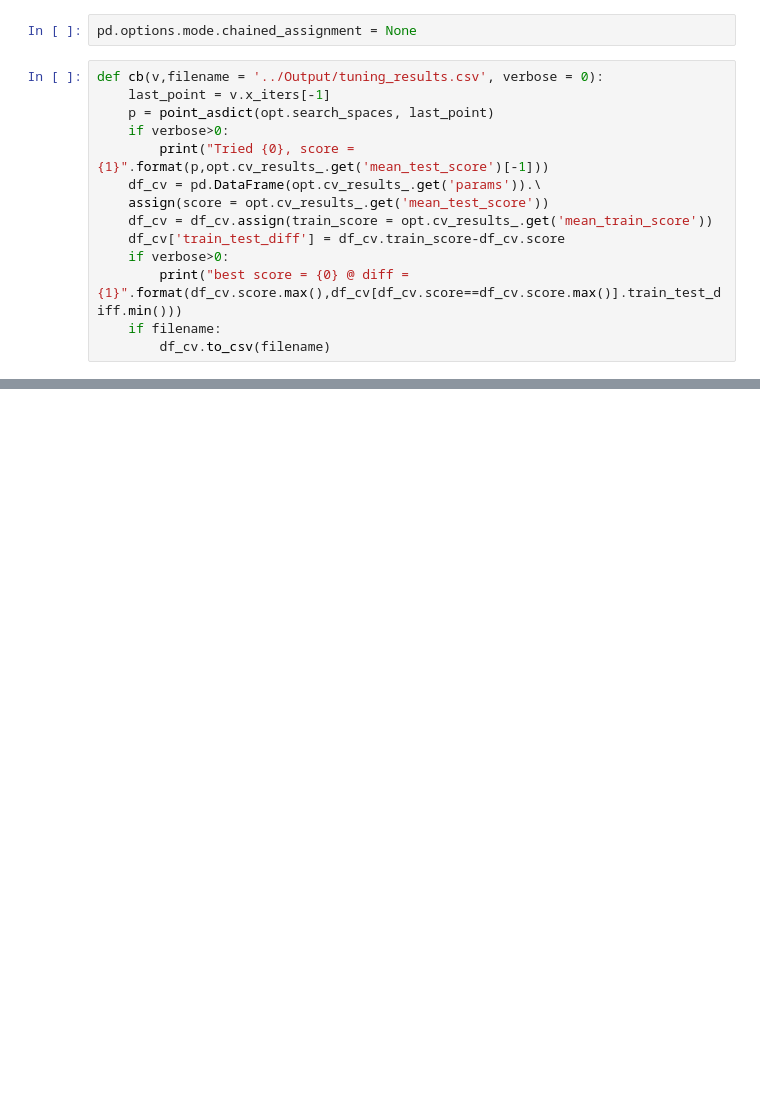
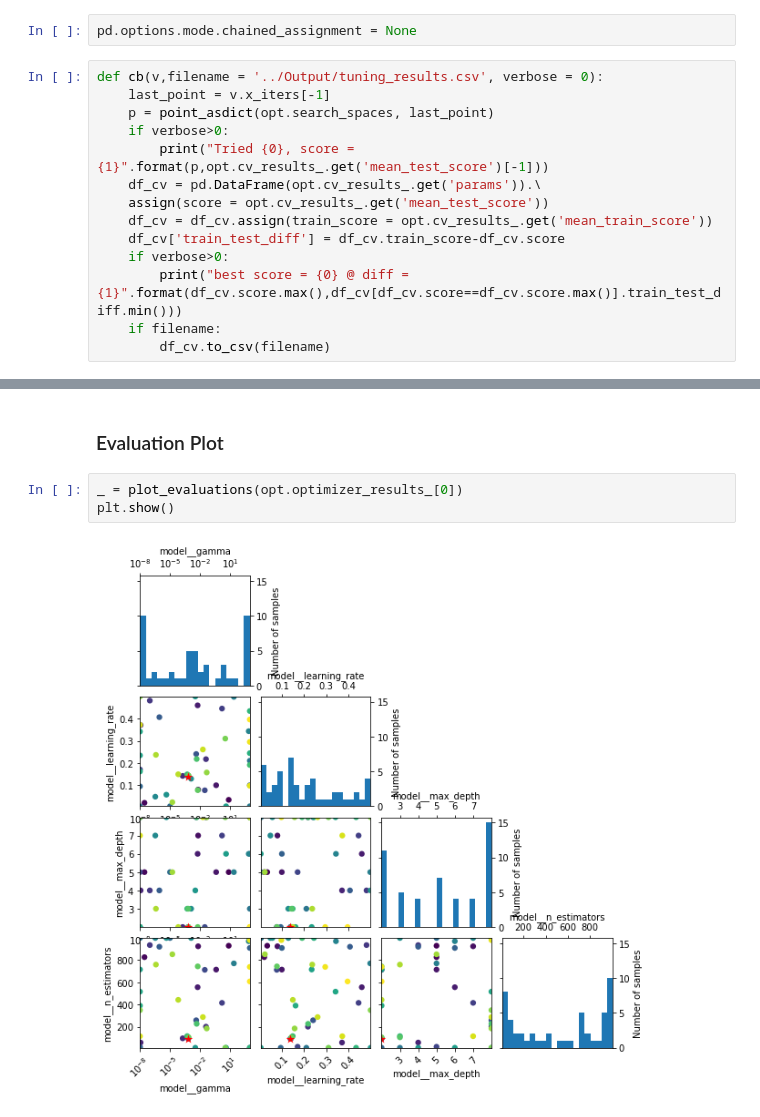
Before and after one commit to hanewinckel/OptimalGridsearch, a Jupyter notebook: Notebooks/Mortality_BayesSearch.ipynb, the cells around one changed output, grey strips where cells are left out. Cells and saved outputs as stored; diff of their text form; blank space fills up the shorter version.

```diff
--- a/Notebooks/Mortality_BayesSearch.ipynb
+++ b/Notebooks/Mortality_BayesSearch.ipynb
@@ -134,0 +184,7 @@ BayesSearchCV(cv=3,
+# %% [markdown]
+### Evaluation Plot
+# %%
+_ = plot_evaluations(opt.optimizer_results_[0])
+plt.show()
+# %% [output]
+[figure, added]
```
Also changed, not shown: parts of 27 cells of this notebook, 8 other files.
